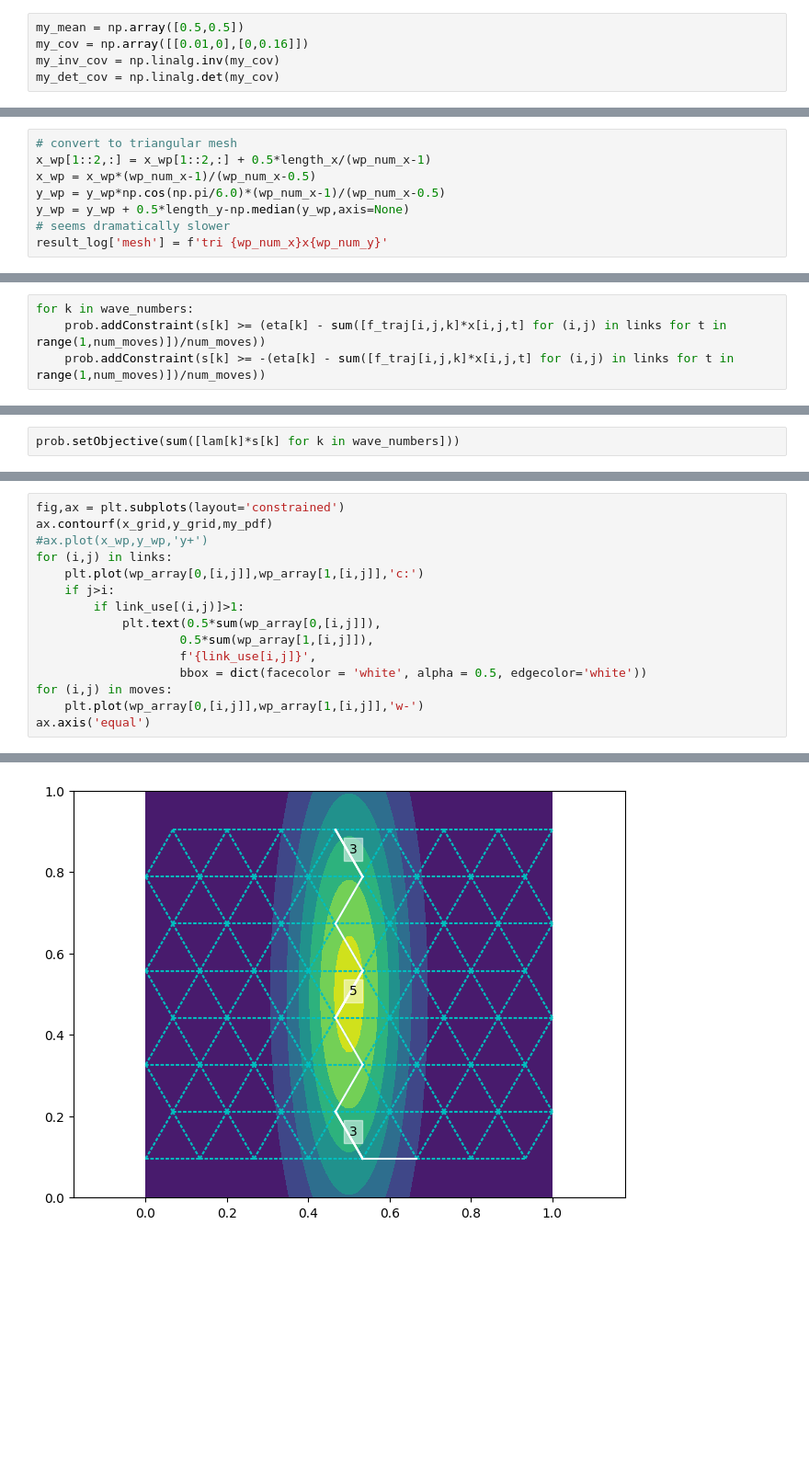
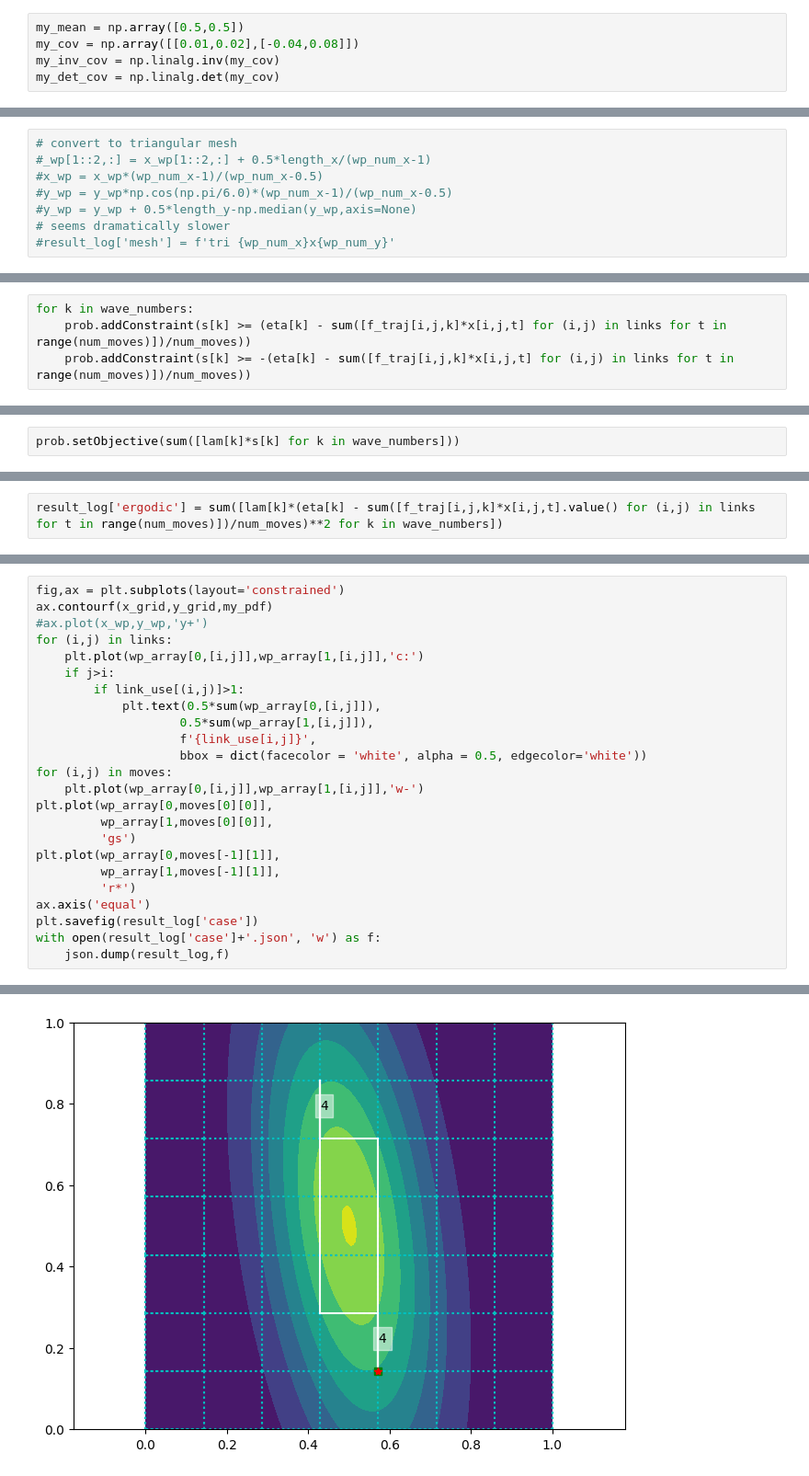
Before and after one commit to arthurrichards77/ergodic, a Jupyter notebook: ergodic_revisit.ipynb, the cells around one changed output, grey strips where cells are left out. Shown at 92% size. Saved outputs shown, nothing was run; the diff lists cells and outputs as text; blank space fills up the shorter version.

Commit message:
Now with datalogging and some refinements to the plot

```diff
--- a/ergodic_revisit.ipynb
+++ b/ergodic_revisit.ipynb
@@ -77,7 +75,7 @@ ax.plot_surface(x_grid,y_grid,basis[(1,2)])
 [figure]
 # %%
 my_mean = np.array([0.5,0.5])
-my_cov = np.array([[0.01,0],[0,0.16]])
+my_cov = np.array([[0.01,0.02],[-0.04,0.08]])
 my_inv_cov = np.linalg.inv(my_cov)
 my_det_cov = np.linalg.det(my_cov)
 # %%
@@ -127,12 +126,12 @@ x_wp,y_wp = np.meshgrid(np.linspace(0,length_x,wp_num_x),np.linspace(0,length_x,
 result_log['mesh'] = f'square {wp_num_x}x{wp_num_y}'
 # %%
 # convert to triangular mesh
-x_wp[1::2,:] = x_wp[1::2,:] + 0.5*length_x/(wp_num_x-1)
-x_wp = x_wp*(wp_num_x-1)/(wp_num_x-0.5)
-y_wp = y_wp*np.cos(np.pi/6.0)*(wp_num_x-1)/(wp_num_x-0.5)
-y_wp = y_wp + 0.5*length_y-np.median(y_wp,axis=None)
+#_wp[1::2,:] = x_wp[1::2,:] + 0.5*length_x/(wp_num_x-1)
+#x_wp = x_wp*(wp_num_x-1)/(wp_num_x-0.5)
+#y_wp = y_wp*np.cos(np.pi/6.0)*(wp_num_x-1)/(wp_num_x-0.5)
+#y_wp = y_wp + 0.5*length_y-np.median(y_wp,axis=None)
 # seems dramatically slower
-result_log['mesh'] = f'tri {wp_num_x}x{wp_num_y}'
+#result_log['mesh'] = f'tri {wp_num_x}x{wp_num_y}'
 # %%
 num_wp = wp_num_x*wp_num_y
 # %%
@@ -201,8 +200,8 @@ for (i,j) in links:
 s = pulp.LpVariable.dicts("s",wave_numbers,0,1,pulp.LpContinuous)
 # %%
 for k in wave_numbers:
-    prob.addConstraint(s[k] >= (eta[k] - sum([f_traj[i,j,k]*x[i,j,t] for (i,j) in links for t in range(1,num_moves)])/num_moves))
-    prob.addConstraint(s[k] >= -(eta[k] - sum([f_traj[i,j,k]*x[i,j,t] for (i,j) in links for t in range(1,num_moves)])/num_moves))
+    prob.addConstraint(s[k] >= (eta[k] - sum([f_traj[i,j,k]*x[i,j,t] for (i,j) in links for t in range(num_moves)])/num_moves))
+    prob.addConstraint(s[k] >= -(eta[k] - sum([f_traj[i,j,k]*x[i,j,t] for (i,j) in links for t in range(num_moves)])/num_moves))
 # %%
 lam = {}
 for k in wave_numbers:
@@ -240,3 +237,5 @@ result_log['objective'] = prob.objective.value()
+# %%
+result_log['ergodic'] = sum([lam[k]*(eta[k] - sum([f_traj[i,j,k]*x[i,j,t].value() for (i,j) in links for t in range(num_moves)])/num_moves)**2 for k in wave_numbers])
 # %%
 moves = [(i,j) for t in range(num_moves) for (i,j) in links if x[i,j,t].value() >=0.5 ]
 moves
@@ -297,5 +296,14 @@ for (i,j) in links:
                     bbox = dict(facecolor = 'white', alpha = 0.5, edgecolor='white'))
 for (i,j) in moves:
     plt.plot(wp_array[0,[i,j]],wp_array[1,[i,j]],'w-')
+plt.plot(wp_array[0,moves[0][0]],
+         wp_array[1,moves[0][0]],
+         'gs')
+plt.plot(wp_array[0,moves[-1][1]],
+         wp_array[1,moves[-1][1]],
+         'r*')
 ax.axis('equal')
+plt.savefig(result_log['case'])
+with open(result_log['case']+'.json', 'w') as f:
+    json.dump(result_log,f)
 # %% [output]
@@ -303 +310 @@ ax.axis('equal')
-[figure, old version]
+[figure, new version]
```
Also changed, not shown: parts of 15 cells of this notebook, 1 other file.
